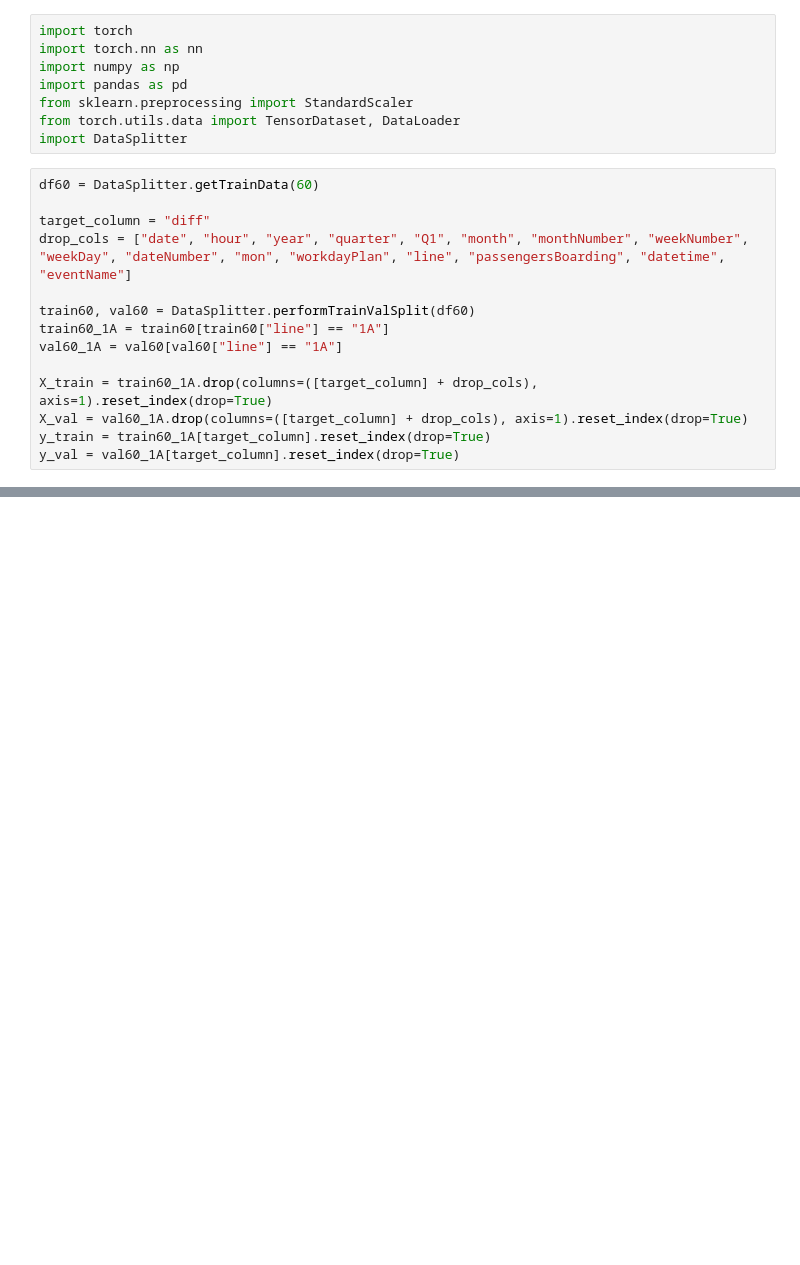
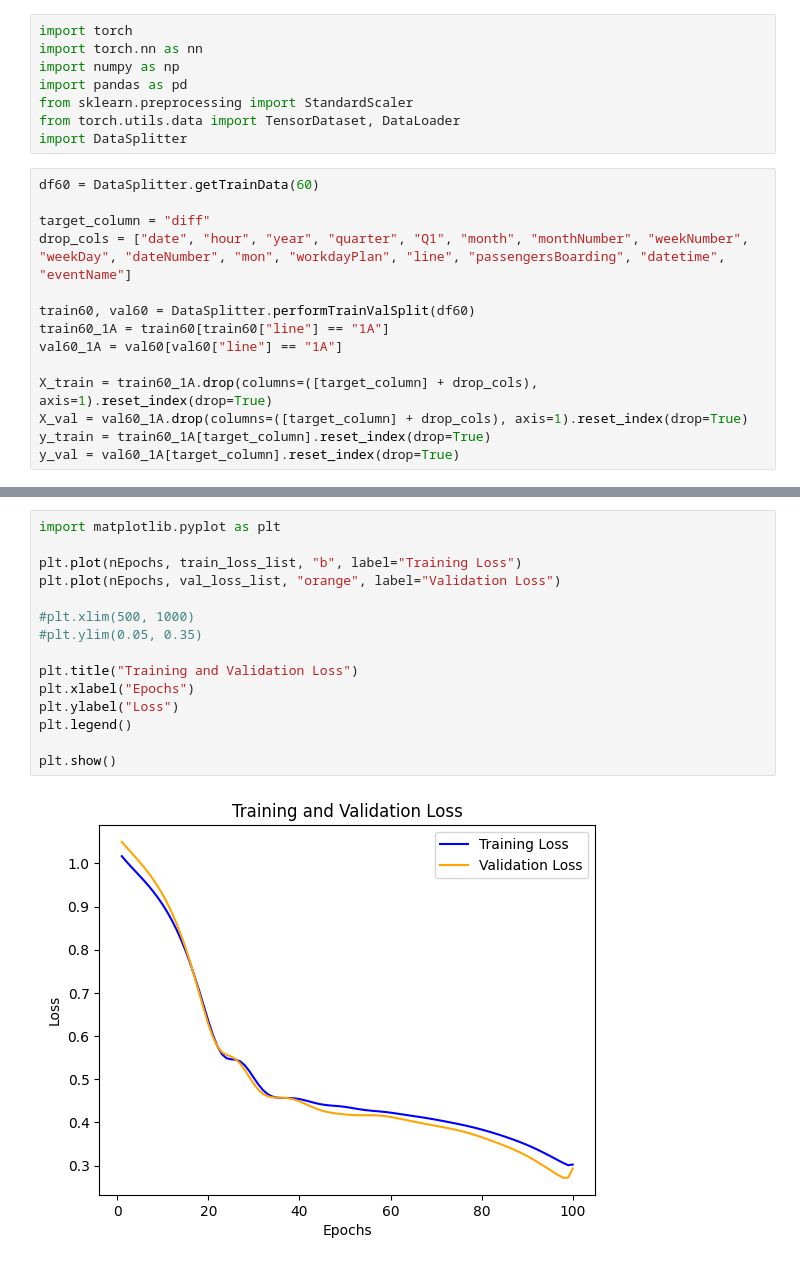
Before and after one commit to andr830g/Machine-Learning-Passenger-Forecasting, a Jupyter notebook: DeepLearningModelling.ipynb, the cells around one changed output, grey strips where cells are left out. Drawn from its saved outputs; the diff is of its cells as text; blank space fills up the shorter version.

```diff
--- a/DeepLearningModelling.ipynb
+++ b/DeepLearningModelling.ipynb
@@ -120 +131,18 @@ Epoch: 10, Train Loss: 0.9705474376678467
+# %%
+import matplotlib.pyplot as plt
+
+plt.plot(nEpochs, train_loss_list, "b", label="Training Loss")
+plt.plot(nEpochs, val_loss_list, "orange", label="Validation Loss")
+
+#plt.xlim(500, 1000)
+#plt.ylim(0.05, 0.35)
+
+plt.title("Training and Validation Loss")
+plt.xlabel("Epochs")
+plt.ylabel("Loss")
+plt.legend()
+
+plt.show()
+# %% [output]
+[figure, added]
 # %%
```
Also changed, not shown: parts of 6 cells of this notebook.
